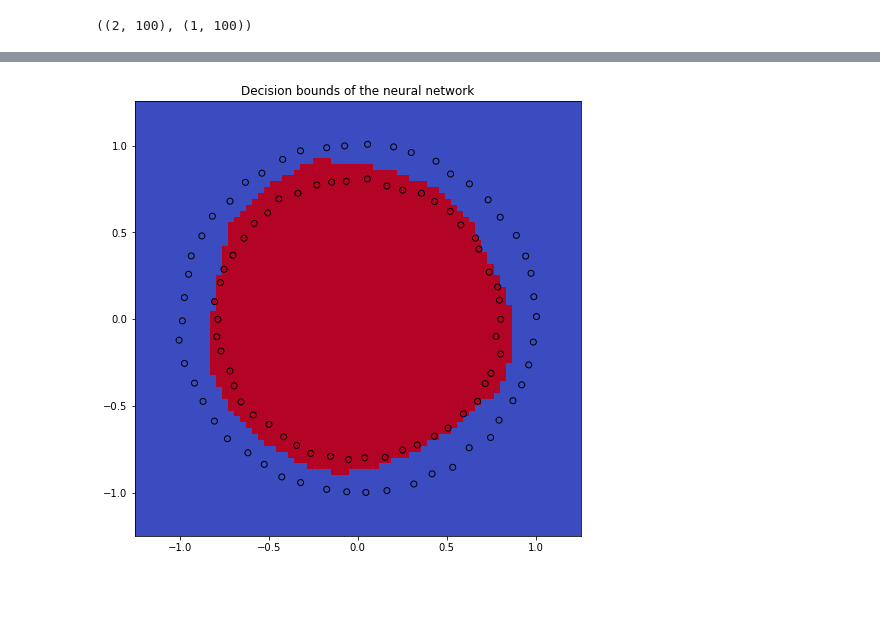
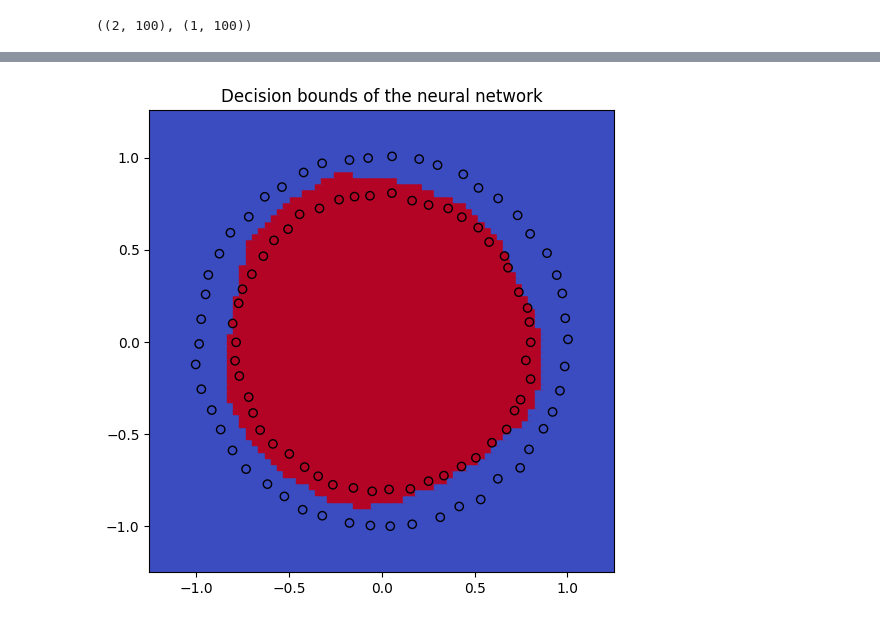
Before and after one commit to UAFederez/MachineLearning, a Jupyter notebook: 04-Neural_Networks_Binary_Classification.ipynb, the cells around one changed output, grey strips where cells are left out. Cells and saved outputs as stored; diff of their text form; code cells hidden in the pictures; blank space fills up the shorter version.

```diff
--- a/04-Neural_Networks_Binary_Classification.ipynb
+++ b/04-Neural_Networks_Binary_Classification.ipynb
@@ -487,25 +487,25 @@ plt.show()
 # %%
 x1_min = np.min(X.T[:, 0]) - 0.25
 x1_max = np.max(X.T[:, 0]) + 0.25
 x2_min = np.min(X.T[:, 1]) - 0.25
 x2_max = np.max(X.T[:, 1]) + 0.25
 
 (x1_min, x1_max), (x2_min, x2_max)
 x1   = np.linspace(x1_min, x1_max, 75)
 x2   = np.linspace(x2_min, x2_max, 75)
 pred_data = np.array([ (x, y) for y in x2 for x in x1 ]).T
 
 yp = nn.predict(pred_data)
 
 pred = np.row_stack([pred_data, np.round(yp)]).T
 
 fig, ax = plt.subplots()
-fig.set_size_inches((8, 8))
+fig.set_size_inches((6, 6))
 ax.scatter(pred[:, 0], pred[:, 1], c = pred[:, 2], marker = ',', cmap = 'coolwarm')
 ax.scatter(X.T[:, 0], X.T[:, 1], c = Y.T, marker = 'o',  cmap = 'coolwarm', edgecolors='black')
 plt.xlim(x1_min, x1_max)
 plt.ylim(x2_min, x2_max)
 plt.title('Decision bounds of the neural network')
 plt.show()
 # %% [output]
-[figure, old version]
+[figure, new version]
```
Also changed, not shown: parts of 4 cells of this notebook.
